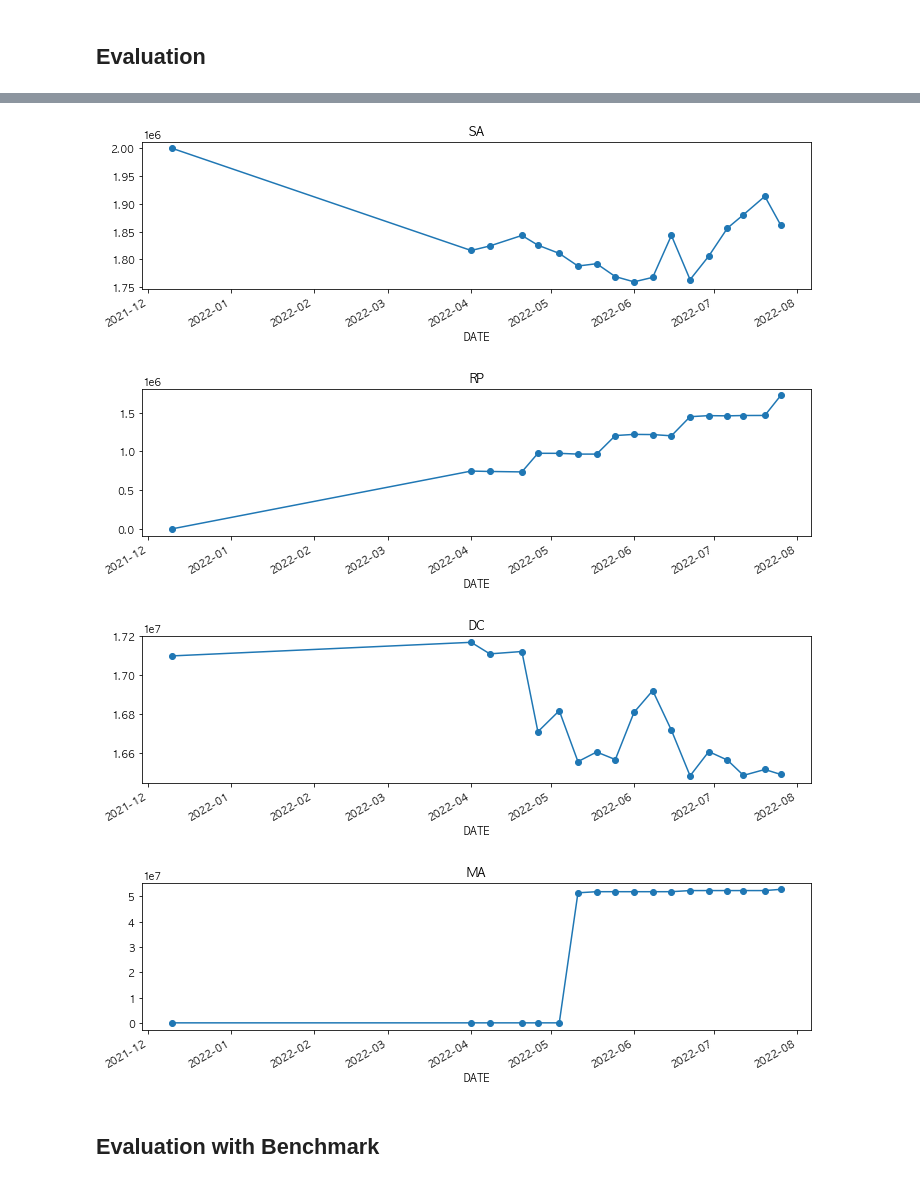
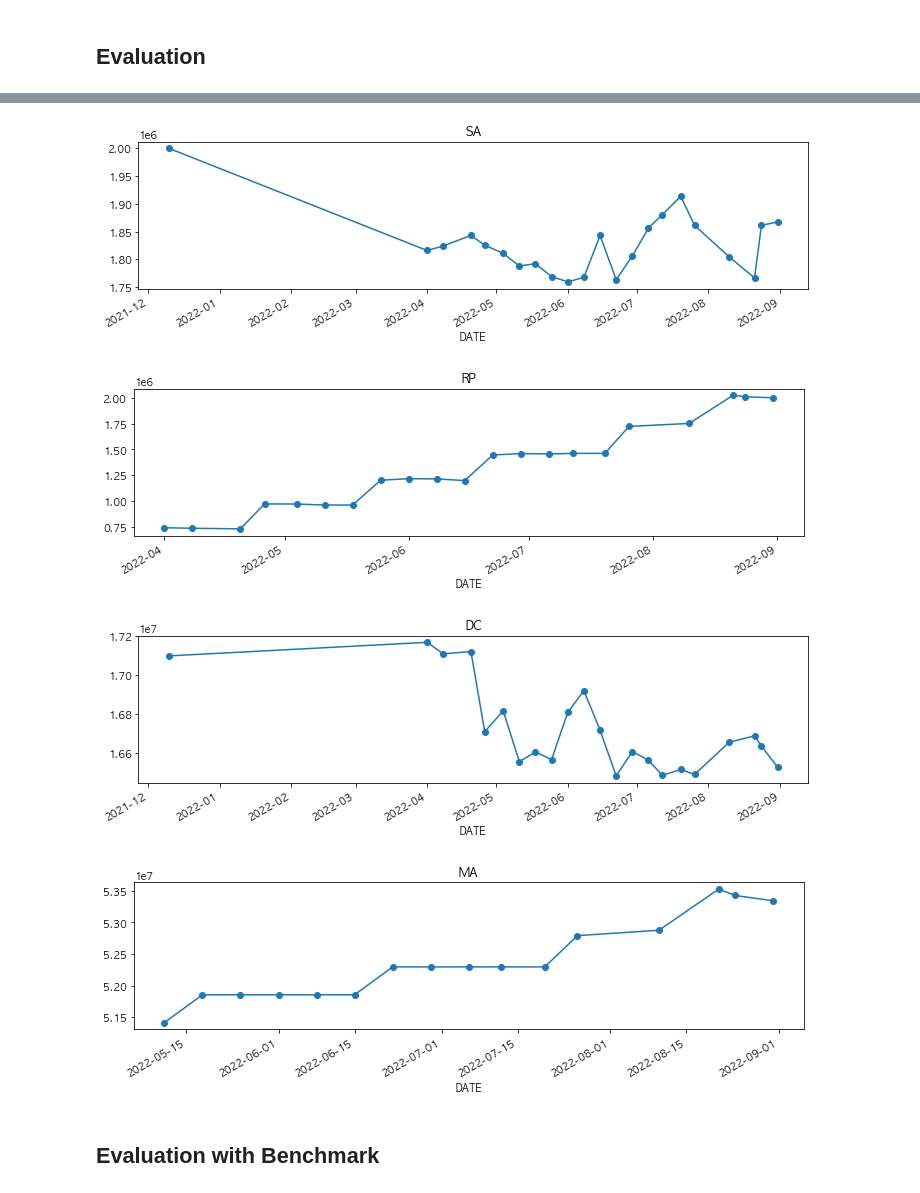
Before and after one commit to jamescbjeon/invest, a Jupyter notebook: postion.ipynb, the cells around one changed output, grey strips where cells are left out. Drawn from its saved outputs; the diff is of its cells as text; code cells hidden in the pictures.

```diff
--- a/postion.ipynb
+++ b/postion.ipynb
@@ -12,7 +12,8 @@ list_capital = [
     ['2022-05-14', 2000000, 2000000, 1000000, 17100000, 51411787],
     ['2022-05-21', 2000000, 2000000, 1250000, 17100000, 51853487],
     ['2022-06-21', 2000000, 2000000, 1500000, 17100000, 52295187],
-    ['2022-07-21', 2000000, 2000000, 1750000, 17100000, 52769107]
+    ['2022-07-21', 2000000, 2000000, 1750000, 17100000, 52769107],
+    ['2022-08-21', 2000000, 2000000, 2000000, 17100000, 53243027]
 ]
 
 # 주차별 자산평가액 입력
@@ -34,7 +35,11 @@ list_eva = [
     ['2022-07-06', 1925886, 1856331, 1457095, 16564777, 52295187],
     ['2022-07-12', 1889401, 1880419, 1461671, 16486370, 52295187],
     ['2022-07-20', 1897198, 1913519, 1462364, 16516645, 52295187],
-    ['2022-07-26', 1889500, 1861224, 1721987, 16491020, 52791059]
+    ['2022-07-26', 1889500, 1861224, 1721987, 16491020, 52791059],
+    ['2022-08-10', 1831948, 1804432, 1750602, 16656457, 52876329],
+    ['2022-08-21', 1832843, 1766612, 2021934, 16689561, 53529599],
+    ['2022-08-24', 1818083, 1861257, 2008247, 16636641, 53427984],
+    ['2022-08-31', 1829822, 1867367, 1998334, 16528521, 53344304]
 ]
 
 # 종목 정보 - 신규 종목 매수 시, 별도 지정 필요
@@ -167,7 +172,14 @@ actions = [
     ['2022-07-21', '379810', 93, 10730, 'MA'],
     ['2022-07-21', '278530', 94, 10620, 'MA'],
     ['2022-07-21', '241180', 65, 15490, 'MA'],
-    ['2022-07-21', '169950', 47, 21200, 'MA']
+    ['2022-07-21', '169950', 47, 21200, 'MA'],
+    ['2022-07-27', '123310', -1, 5390, '01'],
+    ['2022-07-27', '271050', -1, 4435, '14'],
+    ['2022-08-10', '500014', -6, 6710, '01'],
+    ['2022-08-10', '510018', -1, 10030, '01'],
+    ['2022-08-10', '510004', -74, 6170, '14'],
+    ['2022-08-10', '510006', -289, 1885, '14'],
+    ['2022-08-10', '500058', 130, 7690, '14']
 ]
 # %%
 # Bank Account
@@ -328,5 +341,5 @@ eva['PROFIT%'].plot(marker='o', figsize=(12, 3), title = 'PROFIT% change')
 # %%
 for mycap in account.values():
-    eva[mycap].plot(kind='line', marker='o', figsize=(12, 3), title= mycap)
+    eva.loc[eva[mycap] != 0, mycap].plot(kind='line', marker='o', figsize=(12, 3), title= mycap)
     plt.show()
 # %% [output]
@@ -334,7 +347,7 @@ for mycap in account.values():
-[figure, old version]
+[figure, new version]
-[figure, old version]
+[figure, new version]
-[figure, old version]
+[figure, new version]
-[figure, old version]
+[figure, new version]
 # %% [markdown]
 ## Evaluation with Benchmark
 # %%
```
Also changed, not shown: parts of 43 cells of this notebook, 4 other files.
